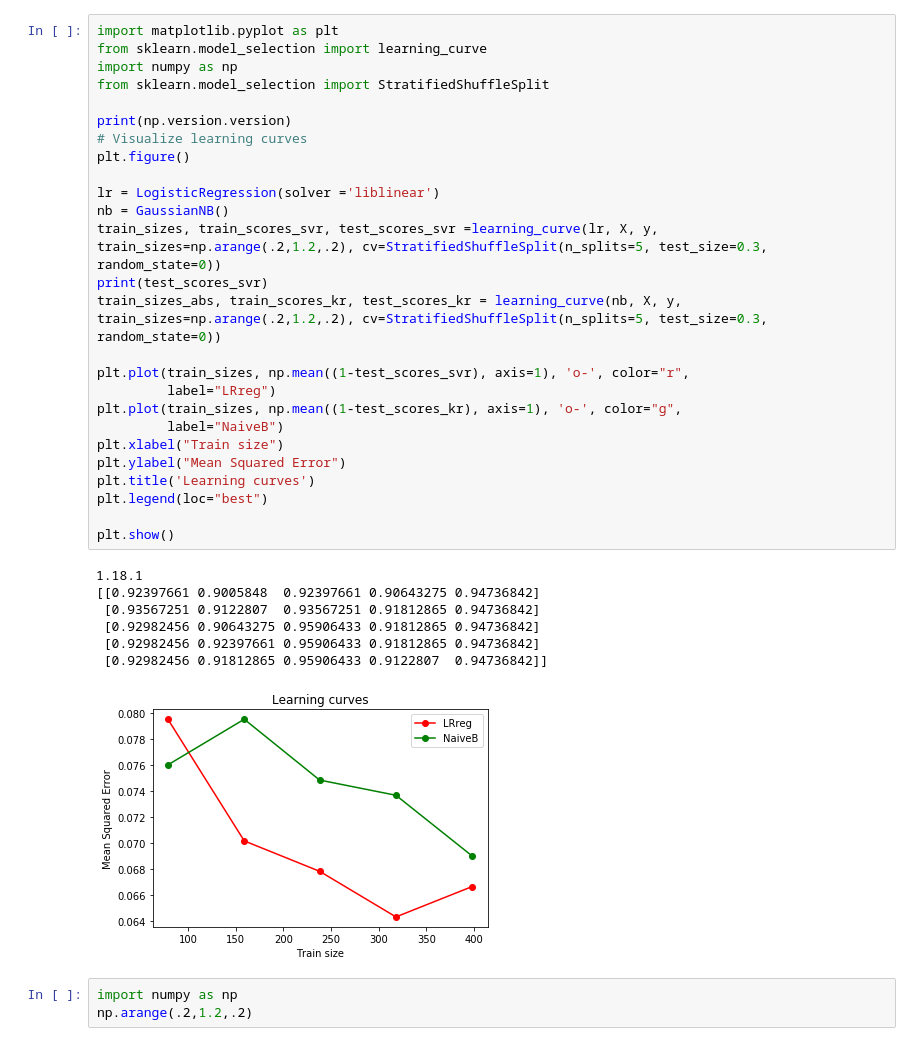
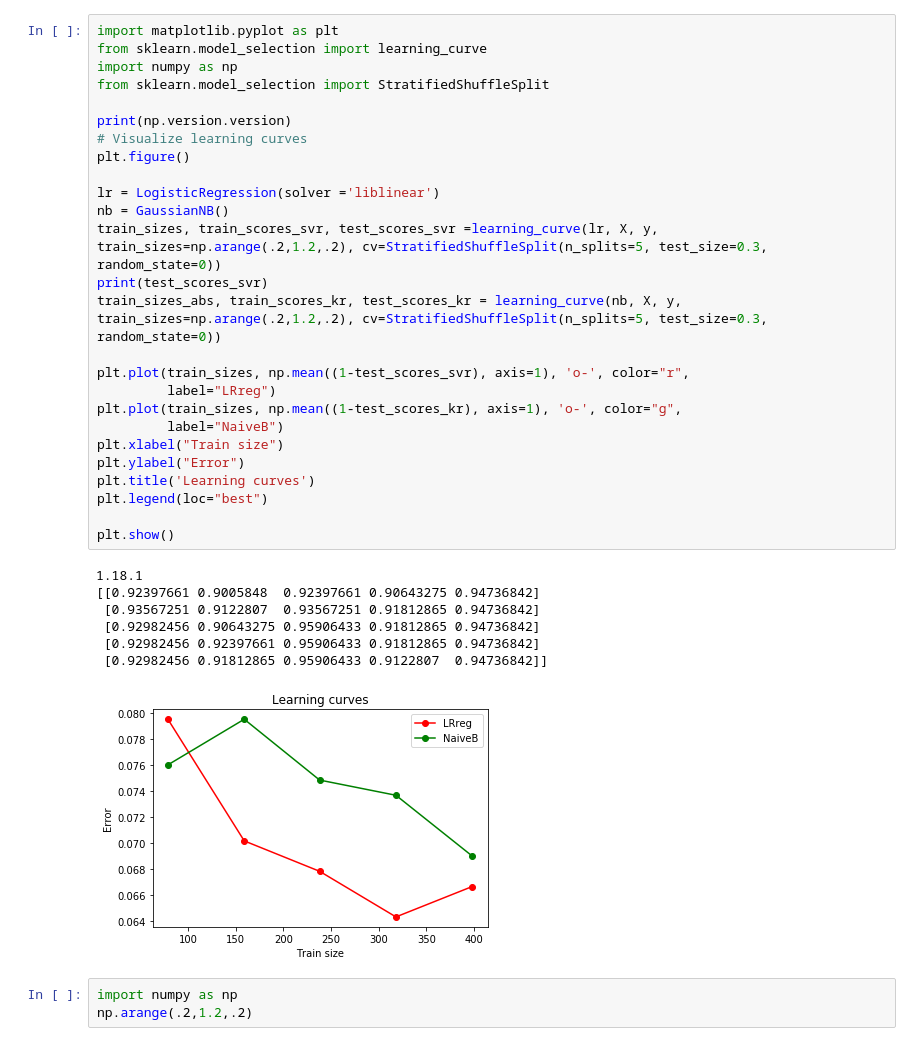
Before and after one commit to BlackCurrantDS/Learning-Machine-Learning, a Jupyter notebook: Assignment 4.3.ipynb, the cells around one changed output. Drawn from its saved outputs; the diff is of its cells as text.

```diff
--- a/Assignment 4.3.ipynb
+++ b/Assignment 4.3.ipynb
@@ -30,35 +23,35 @@ import matplotlib.pyplot as plt
 from sklearn.model_selection import learning_curve
 import numpy as np
 from sklearn.model_selection import StratifiedShuffleSplit
 
 print(np.version.version)
 # Visualize learning curves
 plt.figure()
 
 lr = LogisticRegression(solver ='liblinear')
 nb = GaussianNB()
 train_sizes, train_scores_svr, test_scores_svr =learning_curve(lr, X, y, train_sizes=np.arange(.2,1.2,.2), cv=StratifiedShuffleSplit(n_splits=5, test_size=0.3, random_state=0))
 print(test_scores_svr)
 train_sizes_abs, train_scores_kr, test_scores_kr = learning_curve(nb, X, y, train_sizes=np.arange(.2,1.2,.2), cv=StratifiedShuffleSplit(n_splits=5, test_size=0.3, random_state=0))
 
 plt.plot(train_sizes, np.mean((1-test_scores_svr), axis=1), 'o-', color="r",
          label="LRreg")
 plt.plot(train_sizes, np.mean((1-test_scores_kr), axis=1), 'o-', color="g",
          label="NaiveB")
 plt.xlabel("Train size")
-plt.ylabel("Mean Squared Error")
+plt.ylabel("Error")
 plt.title('Learning curves')
 plt.legend(loc="best")
 
 plt.show()
 # %% [output]
 1.18.1
 [[0.92397661 0.9005848  0.92397661 0.90643275 0.94736842]
  [0.93567251 0.9122807  0.93567251 0.91812865 0.94736842]
  [0.92982456 0.90643275 0.95906433 0.91812865 0.94736842]
  [0.92982456 0.92397661 0.95906433 0.91812865 0.94736842]
  [0.92982456 0.91812865 0.95906433 0.9122807  0.94736842]]
-[figure, old version]
+[figure, new version]
 # %%
 import numpy as np
 np.arange(.2,1.2,.2)
```
Also changed, not shown: parts of 1 cell of this notebook, 2 other files.
